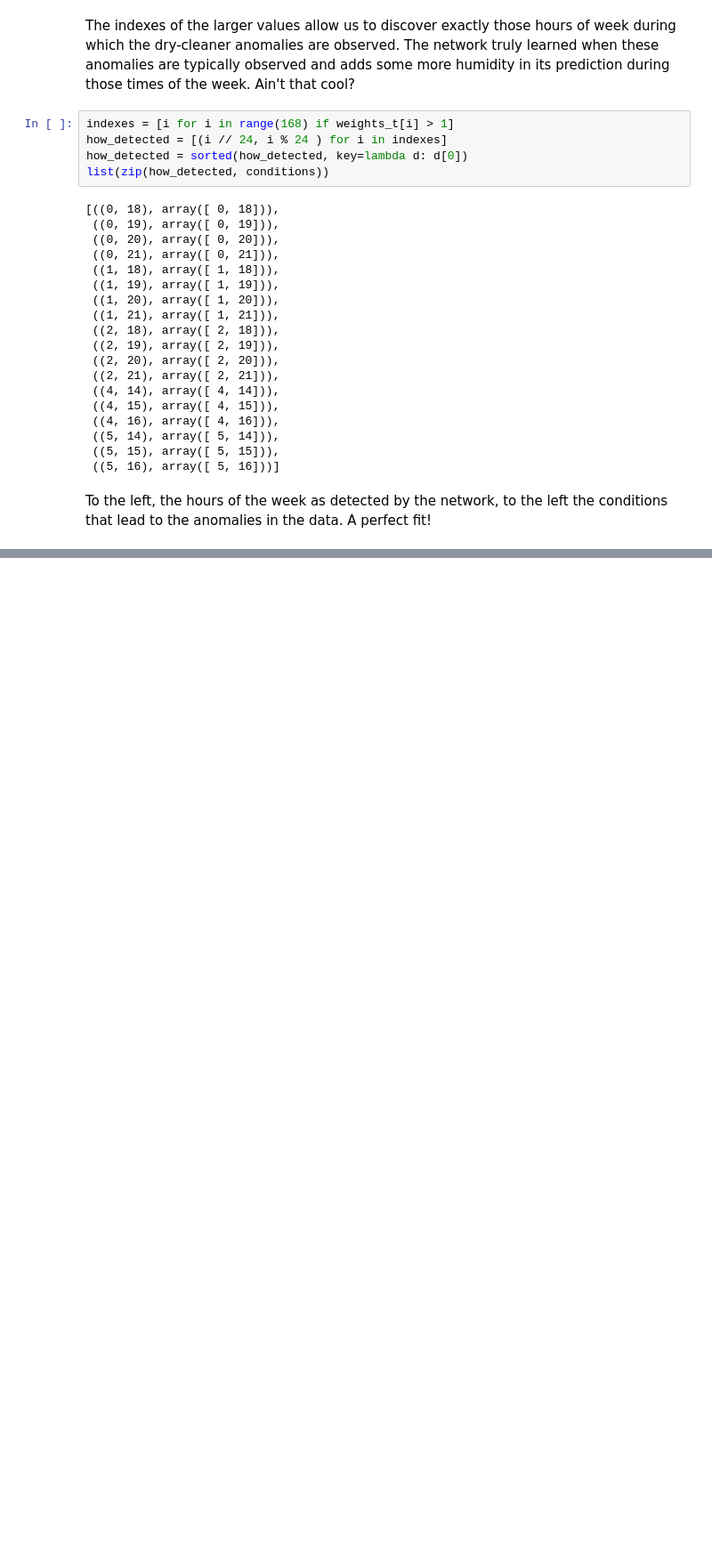
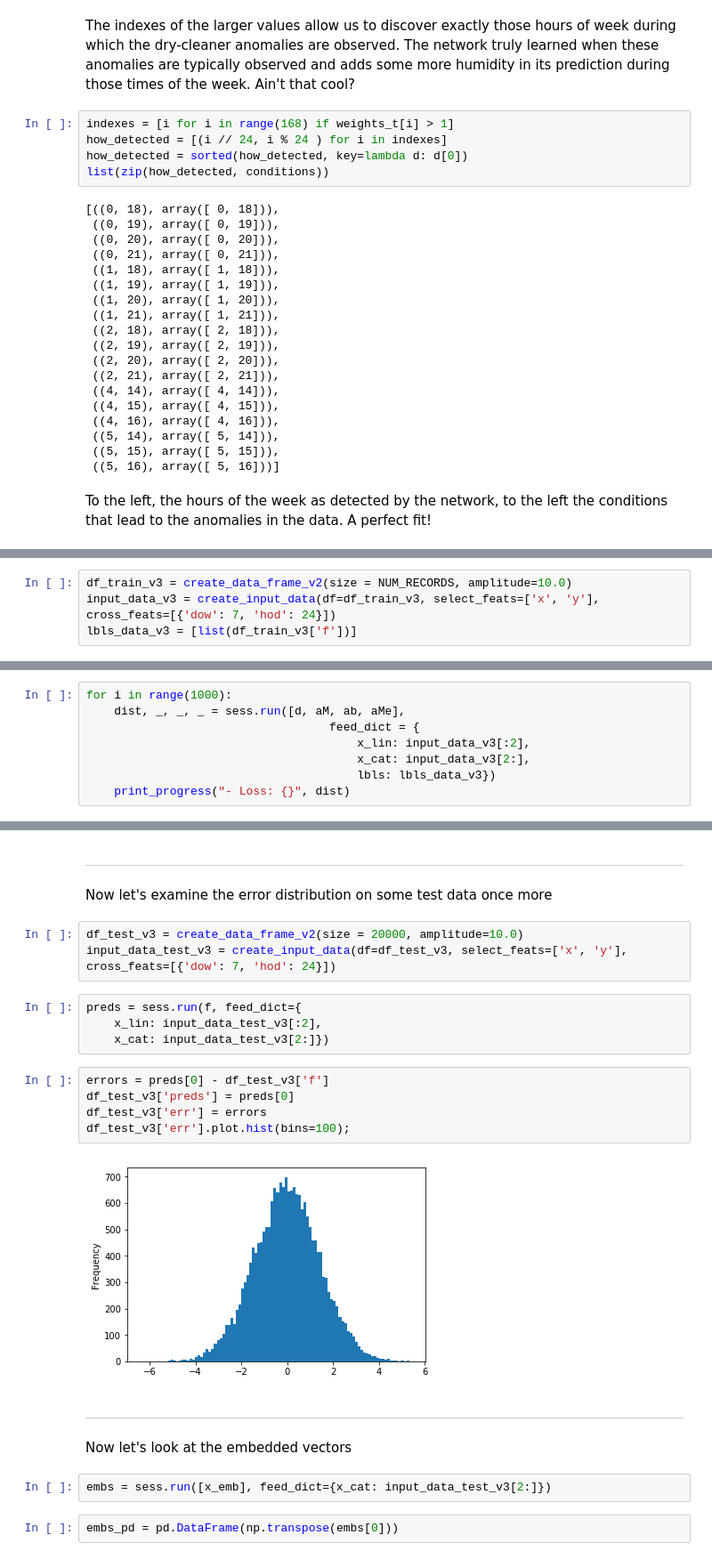
Before and after one commit to Project-Ellie/tutorials, a Jupyter notebook: kovalevskyi/Synthetic_data.ipynb, the cells around one changed output, grey strips where cells are left out. Shown at 89% size. Cells and saved outputs as stored; diff of their text form; blank space fills up the shorter version.

```diff
--- a/kovalevskyi/Synthetic_data.ipynb
+++ b/kovalevskyi/Synthetic_data.ipynb
@@ -599,0 +645,4 @@ To the left, the hours of the week as detected by the network, to the left the c
+# %%
+df_train_v3 = create_data_frame_v2(size = NUM_RECORDS, amplitude=10.0)
+input_data_v3 = create_input_data(df=df_train_v3, select_feats=['x', 'y'], cross_feats=[{'dow': 7, 'hod': 24}])
+lbls_data_v3 = [list(df_train_v3['f'])]
@@ -599,0 +651,8 @@ To the left, the hours of the week as detected by the network, to the left the c
+# %%
+for i in range(1000):
+    dist, _, _, _ = sess.run([d, aM, ab, aMe],
+                                   feed_dict = {
+                                       x_lin: input_data_v3[:2],
+                                       x_cat: input_data_v3[2:],
+                                       lbls: lbls_data_v3})
+    print_progress("- Loss: {}", dist)
@@ -599,0 +661,24 @@ To the left, the hours of the week as detected by the network, to the left the c
+# %% [markdown]
+---
+Now let's examine the error distribution on some test data once more
+# %%
+df_test_v3 = create_data_frame_v2(size = 20000, amplitude=10.0)
+input_data_test_v3 = create_input_data(df=df_test_v3, select_feats=['x', 'y'], cross_feats=[{'dow': 7, 'hod': 24}])
+# %%
+preds = sess.run(f, feed_dict={
+    x_lin: input_data_test_v3[:2],
+    x_cat: input_data_test_v3[2:]})
+# %%
+errors = preds[0] - df_test_v3['f']
+df_test_v3['preds'] = preds[0]
+df_test_v3['err'] = errors
+df_test_v3['err'].plot.hist(bins=100);
+# %% [output]
+[figure, added]
+# %% [markdown]
+---
+Now let's look at the embedded vectors
+# %%
+embs = sess.run([x_emb], feed_dict={x_cat: input_data_test_v3[2:]})
+# %%
+embs_pd = pd.DataFrame(np.transpose(embs[0]))
```
Also changed, not shown: parts of 37 cells of this notebook.
